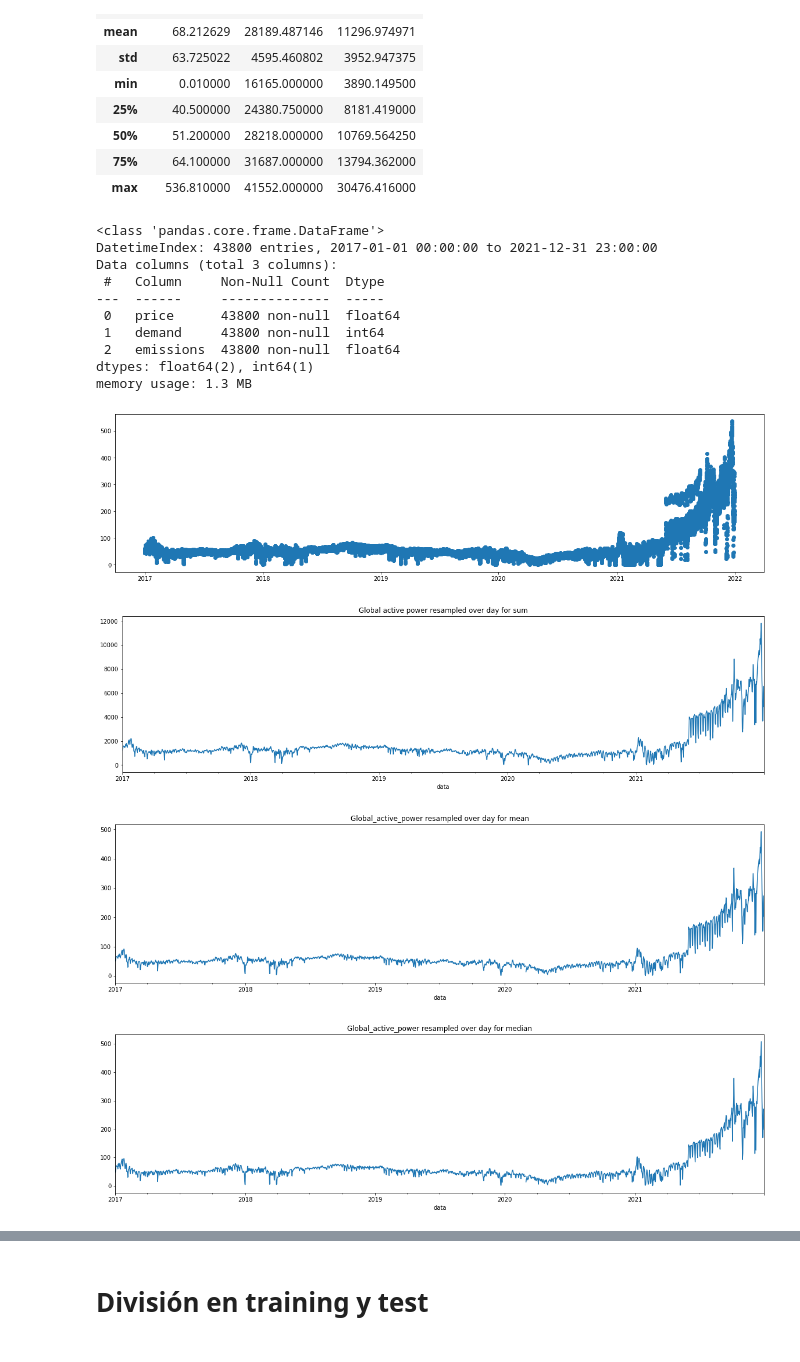
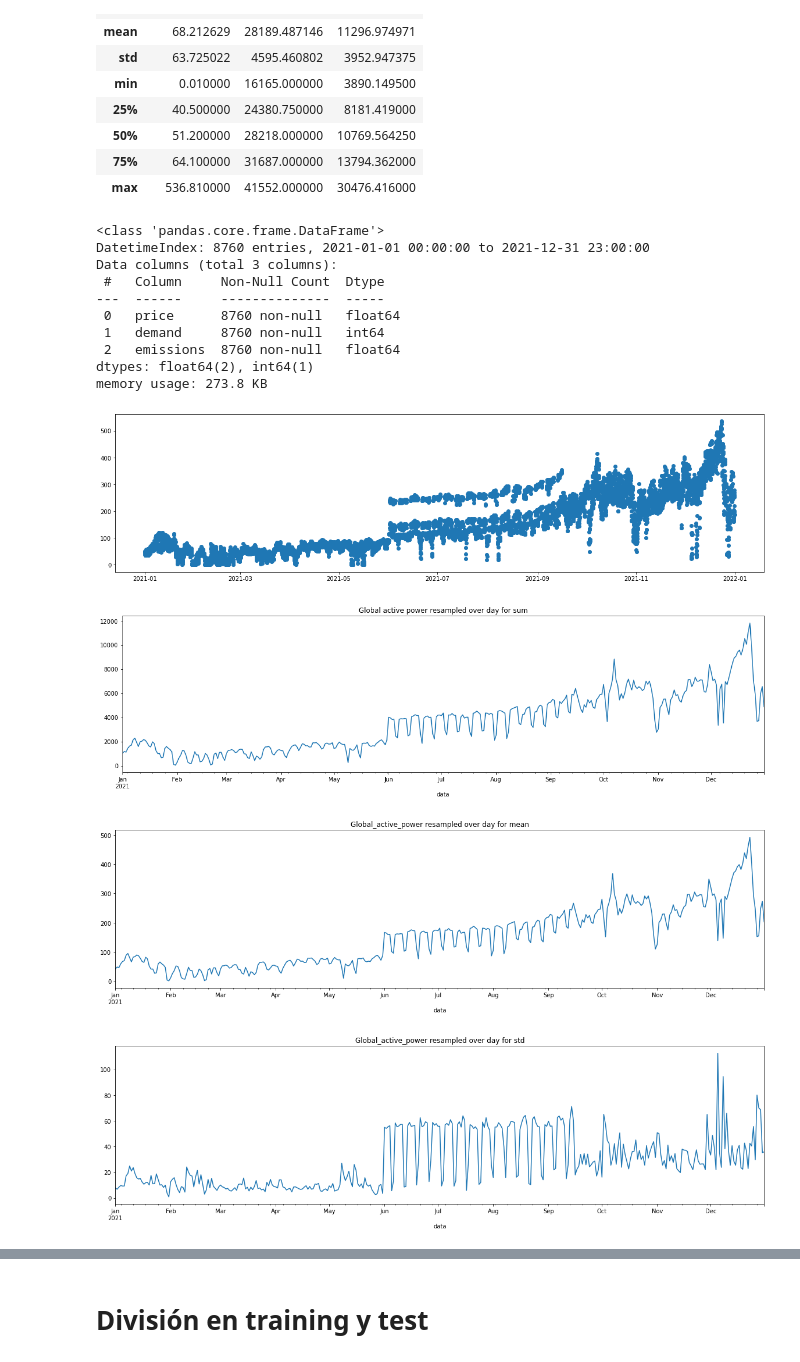
Before and after one commit to JuanCarlosAlonsoValenzuela/mle_project, a Jupyter notebook: new_dataset_workaround.ipynb, the cells around one changed output, grey strips where cells are left out. Cells and saved outputs as stored; diff of their text form; code cells hidden in the pictures.

```diff
--- a/new_dataset_workaround.ipynb
+++ b/new_dataset_workaround.ipynb
@@ -38,46 +41,49 @@ df.describe()
 | 50% | 51.200000 | 28218.000000 | 10769.564250 |
 | 75% | 64.100000 | 31687.000000 | 13794.362000 |
 | max | 536.810000 | 41552.000000 | 30476.416000 |
+# %%
+# df = df[int((len(df)*0.6)):]
+df = df[int((len(df)*0.8)):]
 # %%
 df.info()
 # %% [output]
 <class 'pandas.core.frame.DataFrame'>
-DatetimeIndex: 43800 entries, 2017-01-01 00:00:00 to 2021-12-31 23:00:00
+DatetimeIndex: 8760 entries, 2021-01-01 00:00:00 to 2021-12-31 23:00:00
 Data columns (total 3 columns):
  #   Column     Non-Null Count  Dtype
 ---  ------     --------------  -----
- 0   price      43800 non-null  float64
- 1   demand     43800 non-null  int64
- 2   emissions  43800 non-null  float64
+ 0   price      8760 non-null   float64
+ 1   demand     8760 non-null   int64
+ 2   emissions  8760 non-null   float64
 dtypes: float64(2), int64(1)
-memory usage: 1.3 MB
+memory usage: 273.8 KB
 # %%
 # Scatter plot de Global active power
 plt.figure(figsize=(20, 5))
 plt.scatter(df.index, df['price'])
 plt.show()
 
 # Global active power resampled over day for sum
 plt.figure(figsize=(20, 5))
 df.price.resample('D').sum().plot(title='Global active power resampled over day for sum')
 plt.show()
 
 # # Global active power resampled over day for mean
 plt.figure(figsize=(20, 5))
 df.price.resample('D').mean().plot(title='Global_active_power resampled over day for mean')
 plt.show()
 
 # # Global active power resampled over day for median
 plt.figure(figsize=(20, 5))
-df.price.resample('D').median().plot(title='Global_active_power resampled over day for median')
+df.price.resample('D').std().plot(title='Global_active_power resampled over day for std')
 plt.show()
 
 # # Global active power per hour
 h = df.price.resample('h').agg(['mean', 'std', 'max', 'min'])
 h.plot(subplots=True, figsize=(20, 10), title='Global active power per hour')
 plt.show()
 # %% [output]
-[figure, old version]
+[figure, new version]
-[figure, old version]
+[figure, new version]
-[figure, old version]
+[figure, new version]
-[figure, old version]
+[figure, new version]
```
Also changed, not shown: parts of 27 cells of this notebook.
